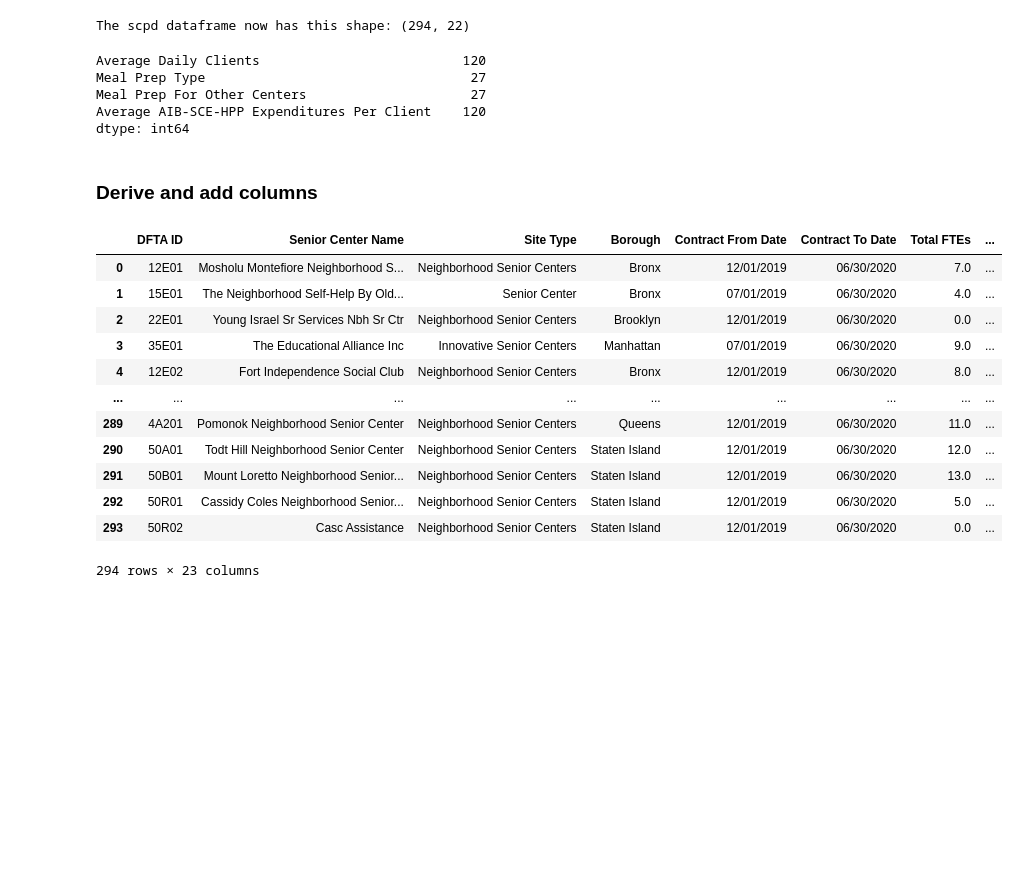
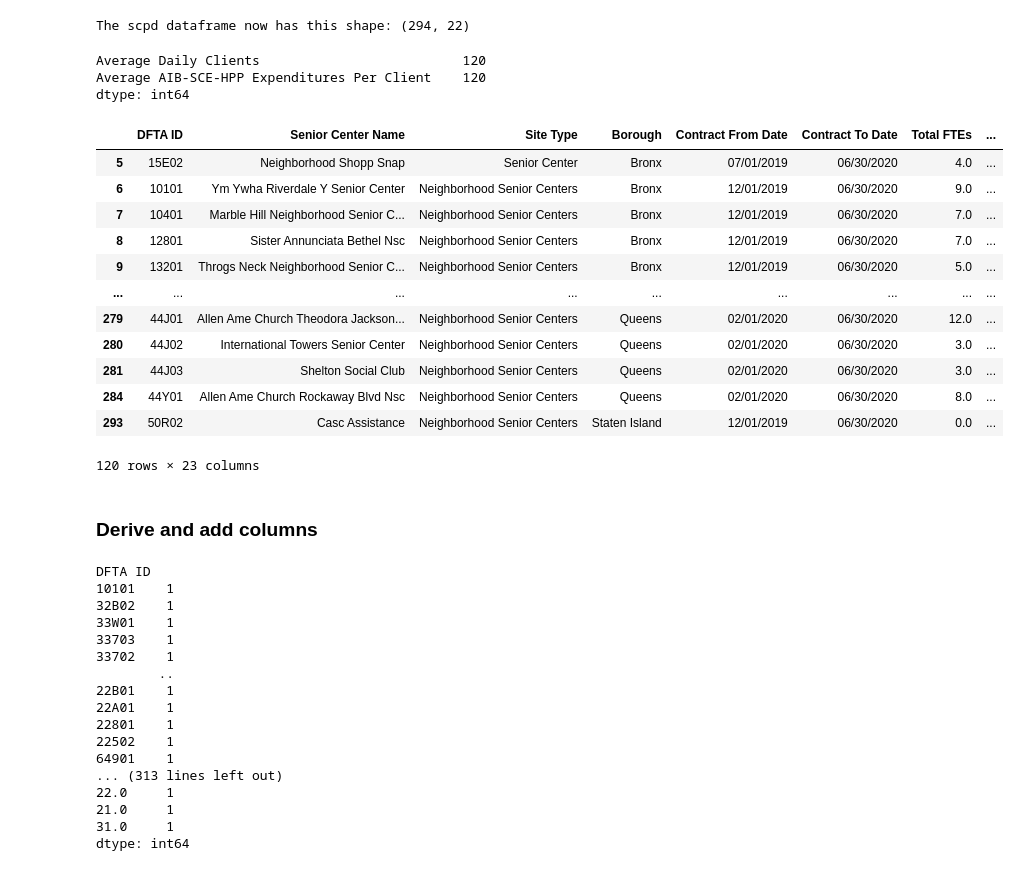
Before and after one commit to valeriemagalong/NYC-Aging, a Jupyter notebook: data_cleaning.ipynb, the cells around one changed output. Drawn from its saved outputs; the diff is of its cells as text; code cells hidden in the pictures; blank space fills up the shorter version.

Commit message:
Fill NaNs in Meal Prep For Other Centers column  with 'No'

```diff
--- a/data_cleaning.ipynb
+++ b/data_cleaning.ipynb
@@ -158,15 +158,35 @@ for col in ['Total FTEs', 'Months in HHS']:
 # Title-case columns with strings
 for col in ['Senior Center Name', 'Site Type', 'Borough', 'Meal Prep Type']:
     scpd[col] = scpd[col].str.title()
+# %%
+# Fill NaNs in 'Meal Prep Type' with 'Not Applicable'
+scpd.loc[scpd['Meal Prep Type'].isna(), 'Meal Prep Type'] = scpd.loc[scpd['Meal Prep Type'].isna(), 'Meal Prep Type'].fillna('Not Applicable')
+# %%
+# Fill NaNs in 'Meal Prep For Other Centers' with 'No'
+scpd.loc[scpd['Meal Prep For Other Centers'].isna(), 'Meal Prep For Other Centers'] = scpd.loc[scpd['Meal Prep For Other Centers'].isna(), 'Meal Prep For Other Centers'].fillna('No')
 # %%
 # Re-check which columns have NaNs, and count the total NaNs for that column
 (scpd.isna().sum()).loc[(scpd.isna().sum()) > 0]
 # %% [output]
 Average Daily Clients                          120
-Meal Prep Type                                  27
-Meal Prep For Other Centers                     27
 Average AIB-SCE-HPP Expenditures Per Client    120
 dtype: int64
+# %%
+scpd[scpd['Average Daily Clients'].isna()]
+# %% [output]
+|  | DFTA ID | Senior Center Name | Site Type | Borough | Contract From Date | Contract To Date | Total FTEs | ... |
+| 5 | 15E02 | Neighborhood Shopp Snap | Senior Center | Bronx | 07/01/2019 | 06/30/2020 | 4.0 | ... |
+| 6 | 10101 | Ym Ywha Riverdale Y Senior Center | Neighborhood Senior Centers | Bronx | 12/01/2019 | 06/30/2020 | 9.0 | ... |
+| 7 | 10401 | Marble Hill Neighborhood Senior C... | Neighborhood Senior Centers | Bronx | 12/01/2019 | 06/30/2020 | 7.0 | ... |
+| 8 | 12801 | Sister Annunciata Bethel Nsc | Neighborhood Senior Centers | Bronx | 12/01/2019 | 06/30/2020 | 7.0 | ... |
+| 9 | 13201 | Throgs Neck Neighborhood Senior C... | Neighborhood Senior Centers | Bronx | 12/01/2019 | 06/30/2020 | 5.0 | ... |
+| ... | ... | ... | ... | ... | ... | ... | ... | ... |
+| 279 | 44J01 | Allen Ame Church Theodora Jackson... | Neighborhood Senior Centers | Queens | 02/01/2020 | 06/30/2020 | 12.0 | ... |
+| 280 | 44J02 | International Towers Senior Center | Neighborhood Senior Centers | Queens | 02/01/2020 | 06/30/2020 | 3.0 | ... |
+| 281 | 44J03 | Shelton Social Club | Neighborhood Senior Centers | Queens | 02/01/2020 | 06/30/2020 | 3.0 | ... |
+| 284 | 44Y01 | Allen Ame Church Rockaway Blvd Nsc | Neighborhood Senior Centers | Queens | 02/01/2020 | 06/30/2020 | 8.0 | ... |
+| 293 | 50R02 | Casc Assistance | Neighborhood Senior Centers | Staten Island | 12/01/2019 | 06/30/2020 | 0.0 | ... |
+120 rows × 23 columns
 # %% [markdown]
 ### Derive and add columns
 # %%
@@ -174,21 +194,25 @@ scpd['Total Employees'] = scpd['Total FTEs'] + scpd['Total PTEs']
 # %%
 # Take a final look at the cleaned scpd dataframe
 
-scpd
+# scpd
 
-# for col in scpd.columns:
-#     print(f'{scpd.value_counts(col)}\n')
+for col in scpd.columns:
+    print(f'{scpd.value_counts(col)}\n')
 # %% [output]
-|  | DFTA ID | Senior Center Name | Site Type | Borough | Contract From Date | Contract To Date | Total FTEs | ... |
-| 0 | 12E01 | Mosholu Montefiore Neighborhood S... | Neighborhood Senior Centers | Bronx | 12/01/2019 | 06/30/2020 | 7.0 | ... |
-| 1 | 15E01 | The Neighborhood Self-Help By Old... | Senior Center | Bronx | 07/01/2019 | 06/30/2020 | 4.0 | ... |
-| 2 | 22E01 | Young Israel Sr Services Nbh Sr Ctr | Neighborhood Senior Centers | Brooklyn | 12/01/2019 | 06/30/2020 | 0.0 | ... |
-| 3 | 35E01 | The Educational Alliance Inc | Innovative Senior Centers | Manhattan | 07/01/2019 | 06/30/2020 | 9.0 | ... |
-| 4 | 12E02 | Fort Independence Social Club | Neighborhood Senior Centers | Bronx | 12/01/2019 | 06/30/2020 | 8.0 | ... |
-| ... | ... | ... | ... | ... | ... | ... | ... | ... |
-| 289 | 4A201 | Pomonok Neighborhood Senior Center | Neighborhood Senior Centers | Queens | 12/01/2019 | 06/30/2020 | 11.0 | ... |
-| 290 | 50A01 | Todt Hill Neighborhood Senior Center | Neighborhood Senior Centers | Staten Island | 12/01/2019 | 06/30/2020 | 12.0 | ... |
-| 291 | 50B01 | Mount Loretto Neighborhood Senior... | Neighborhood Senior Centers | Staten Island | 12/01/2019 | 06/30/2020 | 13.0 | ... |
-| 292 | 50R01 | Cassidy Coles Neighborhood Senior... | Neighborhood Senior Centers | Staten Island | 12/01/2019 | 06/30/2020 | 5.0 | ... |
-| 293 | 50R02 | Casc Assistance | Neighborhood Senior Centers | Staten Island | 12/01/2019 | 06/30/2020 | 0.0 | ... |
-294 rows × 23 columns
+DFTA ID
+10101    1
+32B02    1
+33W01    1
+33703    1
+33702    1
+        ..
+22B01    1
+22A01    1
+22801    1
+22502    1
+64901    1
+... (313 lines left out)
+22.0     1
+21.0     1
+31.0     1
+dtype: int64
```
